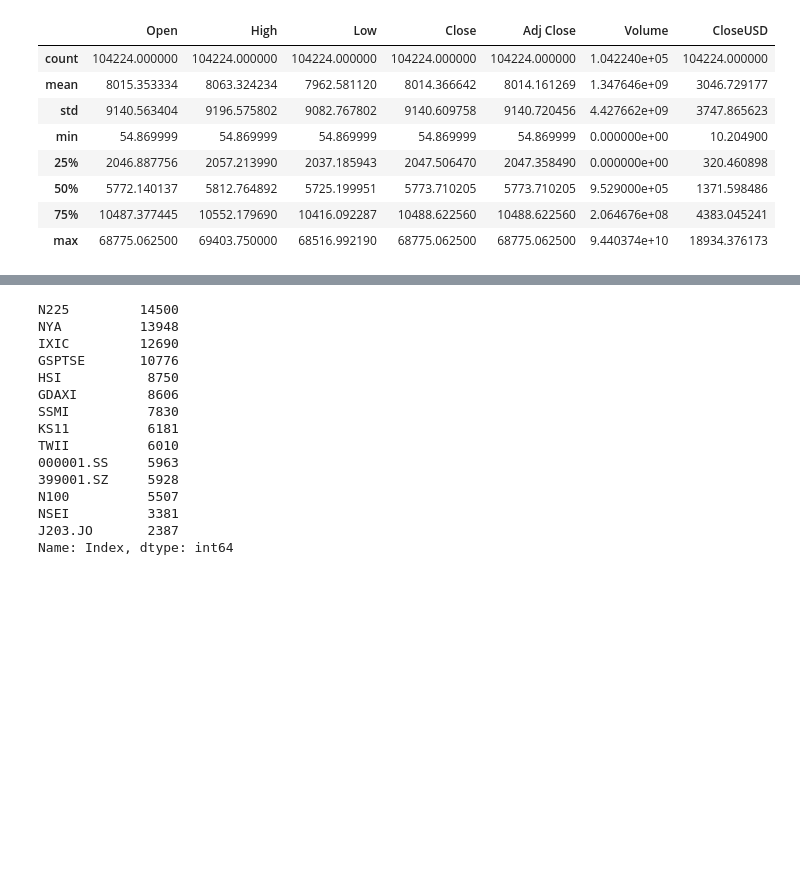
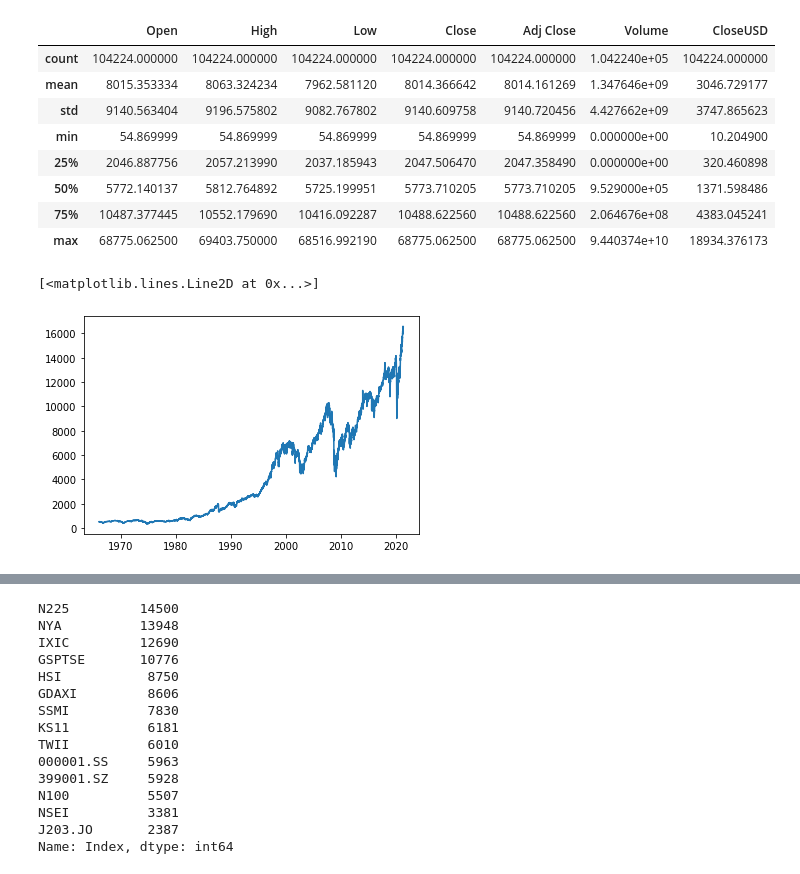
Before and after one commit to tathagatsathe/kaggle, a Jupyter notebook: stock-exchange-data.ipynb, the cells around one changed output, grey strips where cells are left out. Saved outputs shown, nothing was run; the diff lists cells and outputs as text; code cells hidden in the pictures; blank space fills up the shorter version.

```diff
--- a/stock-exchange-data.ipynb
+++ b/stock-exchange-data.ipynb
@@ -122 +120,7 @@ uniqueIndex = data1['Index'].unique()
+# %%
+uniqueIndex = data1['Index'].unique()
+plt.plot(data1.loc[data1['Index']=='NYA','Date'],data1.loc[data1['Index']=='NYA','Open'])
+# %% [output]
+[<matplotlib.lines.Line2D at 0x...>]
+[figure, added]
 # %%
```
Also changed, not shown: parts of 4 cells of this notebook.
